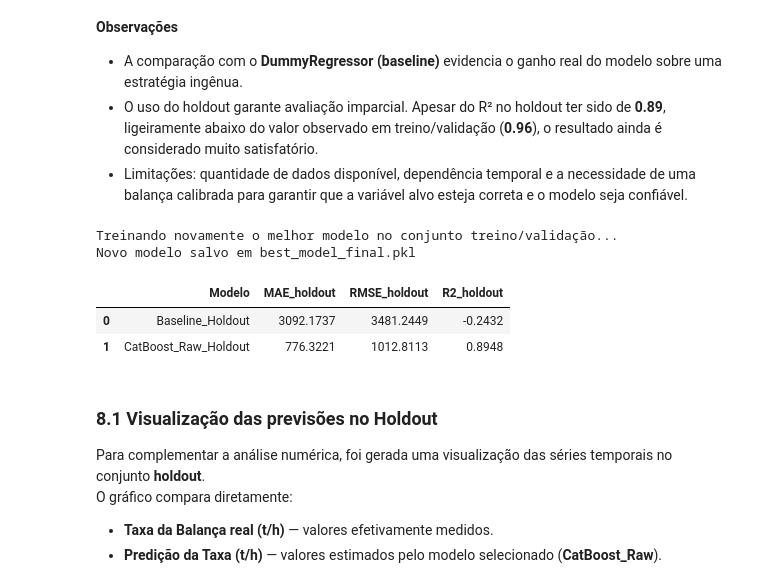
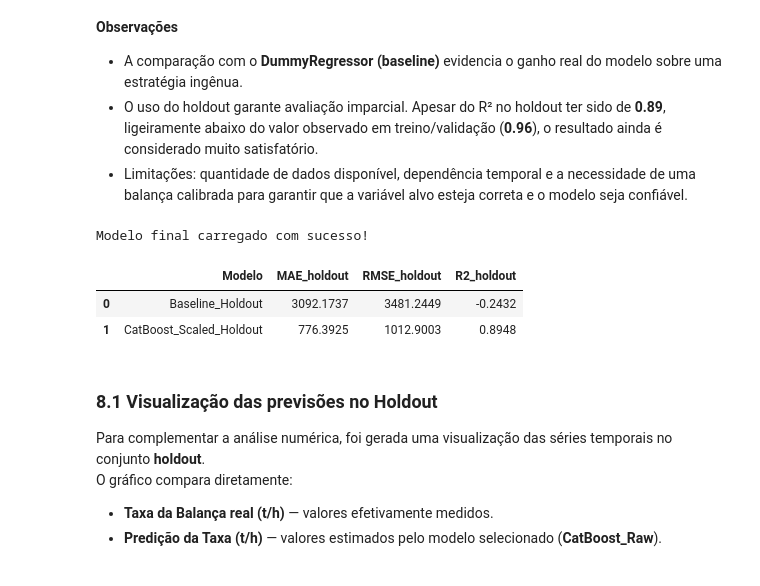
Before and after one commit to thaygorh/predicao-de-taxa, a Jupyter notebook: predicao_fluxo_motor_vfinal5.ipynb, the cells around one changed output. Cells and saved outputs as stored; diff of their text form; code cells hidden in the pictures.

```diff
--- a/predicao_fluxo_motor_vfinal5.ipynb
+++ b/predicao_fluxo_motor_vfinal5.ipynb
@@ -511,7 +511,7 @@ Por padrão, a variável `force_retrain` está como `False`, mas pode ser altera
 # %%
 # 7. Validação, Otimização e Resultados
 
-force_retrain = True  # Coloque True se quiser rodar novamente toda a validação
+force_retrain = False  # Coloque True se quiser rodar novamente toda a validação
 model_url = "https://raw.githubusercontent.com/thaygorh/predicao-de-taxa/main/best_model.pkl"
 model_path = "best_model.pkl"
 
@@ -629,7 +627,7 @@ As métricas finais consideradas foram: **MAE, RMSE e R²**.
 # %%
 # 8. Avaliação final no Holdout (com salvamento no GitHub)
 
-force_retrain = True  # Coloque True se quiser treinar novamente
+force_retrain = False  # Coloque True se quiser treinar novamente
 model_url = "https://raw.githubusercontent.com/thaygorh/predicao-de-taxa/main/best_model_final.pkl"
 model_path = "best_model_final.pkl"
 
@@ -648,7 +646,7 @@ if not force_retrain:
 if force_retrain:
     print("Treinando novamente o melhor modelo no conjunto treino/validação...")
 
-    best_model_name = best_model["Modelo_Base"]  # <- corrigido
+    best_model_name = best_model["Modelo_Base"]
 
     # Identificar se Raw ou Scaled
     prep_type = "Raw" if "Raw" in best_model_name else "Scaled"
@@ -666,36 +664,35 @@ if force_retrain:
     gs.fit(X_cv, y_cv)
 
     # 🔹 Salva o modelo final treinado
     joblib.dump(gs, model_path)
     print(f"Novo modelo salvo em {model_path}")
 
 # Avaliação no Holdout
 y_pred_holdout = gs.predict(X_holdout)
 rec_best = eval_reg(y_holdout, y_pred_holdout, label=f"{best_model_name}_Holdout")
 
 # Baseline no Holdout
 y_pred_baseline = np.full_like(y_holdout.values, y_cv.mean(), dtype=float)
 rec_base = eval_reg(y_holdout, y_pred_baseline, label="Baseline_Holdout")
 
 # DataFrame comparando Baseline vs Melhor Modelo
 df_holdout = (
     pd.DataFrame([rec_base, rec_best])
     .round(4)
     .rename(columns={
         "Modelo": "Modelo",
         "MAE": "MAE_holdout",
         "RMSE": "RMSE_holdout",
         "R2": "R2_holdout"
     })
 )
 
 display(df_holdout)
 # %% [output]
-Treinando novamente o melhor modelo no conjunto treino/validação...
-Novo modelo salvo em best_model_final.pkl
+Modelo final carregado com sucesso!
 |  | Modelo | MAE_holdout | RMSE_holdout | R2_holdout |
 | 0 | Baseline_Holdout | 3092.1737 | 3481.2449 | -0.2432 |
-| 1 | CatBoost_Raw_Holdout | 776.3221 | 1012.8113 | 0.8948 |
+| 1 | CatBoost_Scaled_Holdout | 776.3925 | 1012.9003 | 0.8948 |
 # %% [markdown]
 ### 8.1 Visualização das previsões no Holdout
 
```
Also changed, not shown: parts of 4 cells of this notebook.
